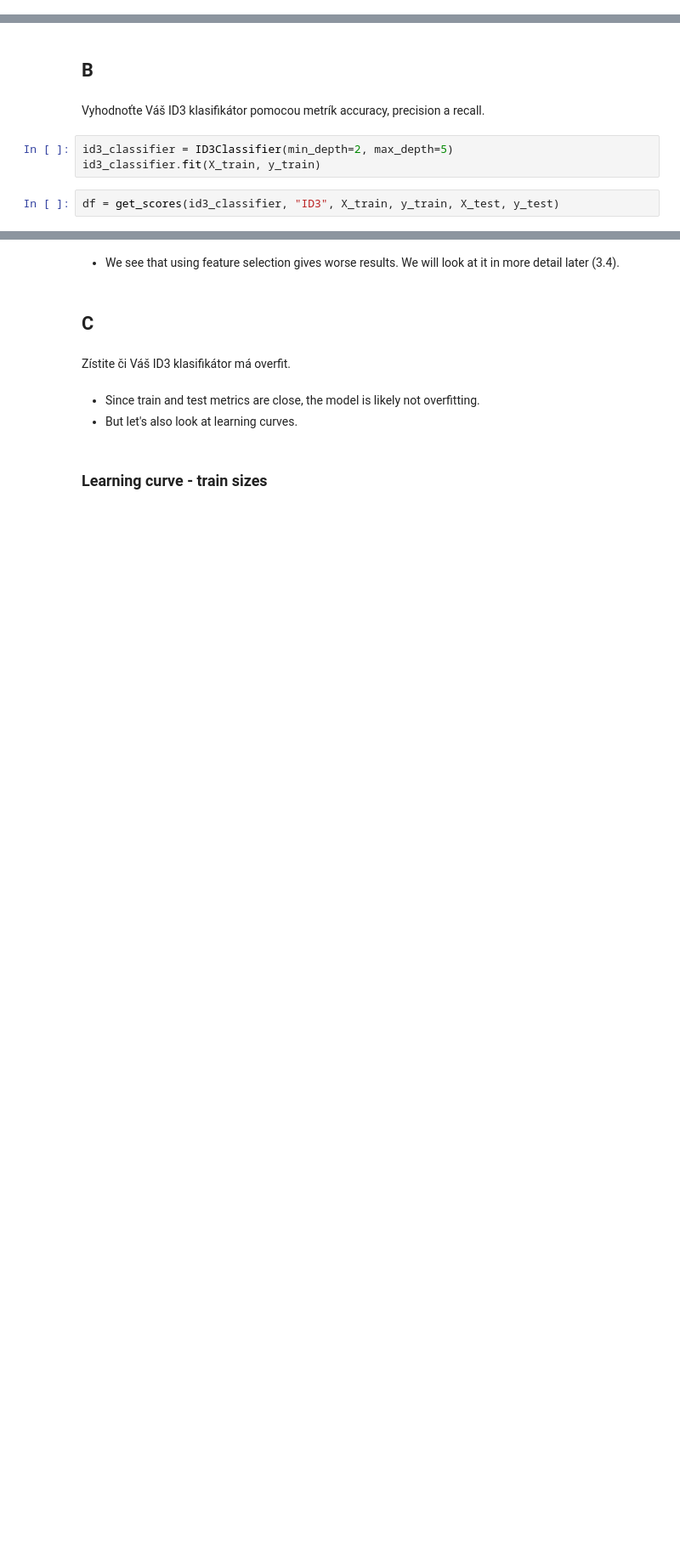
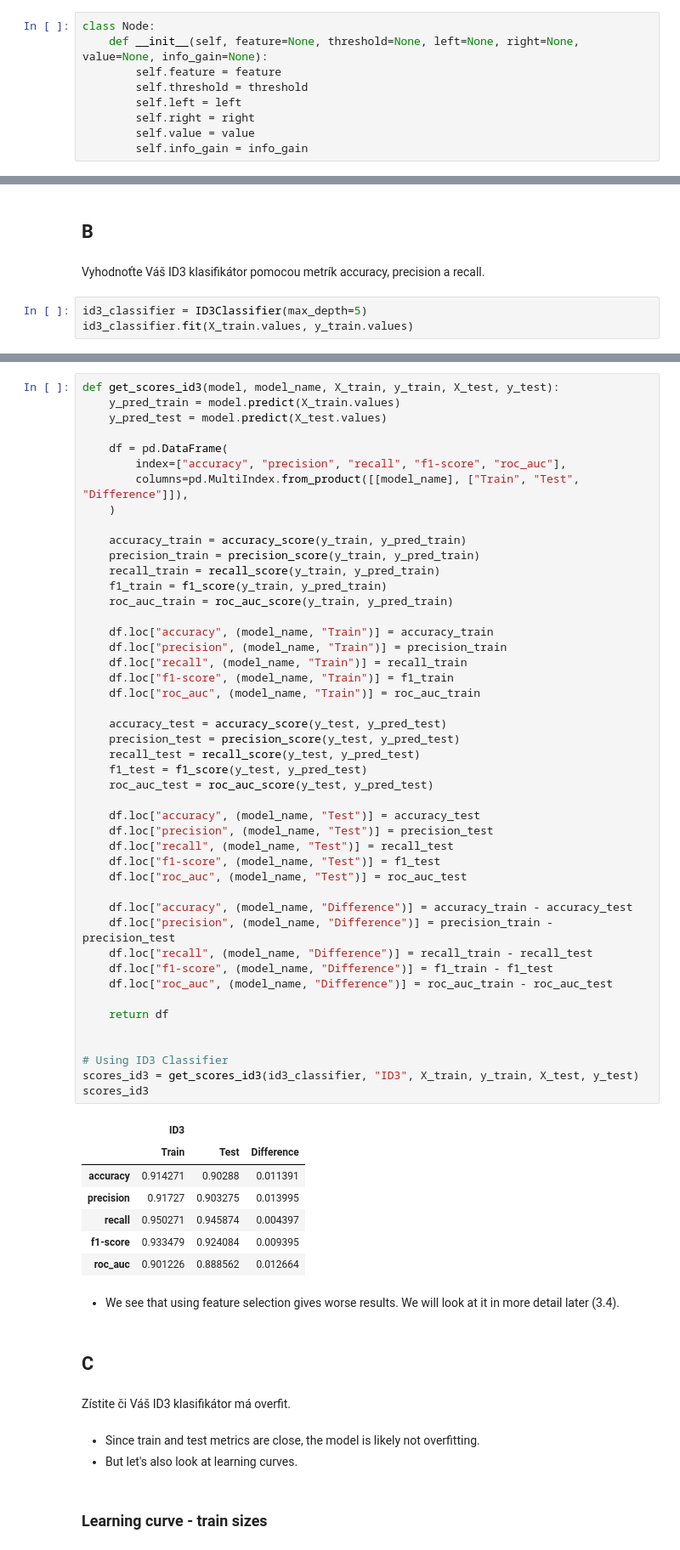
Before and after one commit to MBabiar/IAU-Project, a Jupyter notebook: src/Phase_3.ipynb, the cells around one changed output, grey strips where cells are left out. Shown at 85% size. Saved outputs shown, nothing was run; the diff lists cells and outputs as text; blank space fills up the shorter version.

```diff
--- a/src/Phase_3.ipynb
+++ b/src/Phase_3.ipynb
@@ -494,0 +420,9 @@ class ID3Classifier:
+# %%
+class Node:
+    def __init__(self, feature=None, threshold=None, left=None, right=None, value=None, info_gain=None):
+        self.feature = feature
+        self.threshold = threshold
+        self.left = left
+        self.right = right
+        self.value = value
+        self.info_gain = info_gain
@@ -497,7 +530,5 @@ class ID3Classifier:
 # %% [markdown]
 Vyhodnoťte Váš ID3 klasifikátor pomocou metrík accuracy, precision a recall.
 # %%
-id3_classifier = ID3Classifier(min_depth=2, max_depth=5)
-id3_classifier.fit(X_train, y_train)
+id3_classifier = ID3Classifier(max_depth=5)
+id3_classifier.fit(X_train.values, y_train.values)
-# %%
-df = get_scores(id3_classifier, "ID3", X_train, y_train, X_test, y_test)
@@ -506,3 +535,57 @@ ValueError: Input y_pred contains NaN.
+# %%
+def get_scores_id3(model, model_name, X_train, y_train, X_test, y_test):
+    y_pred_train = model.predict(X_train.values)
+    y_pred_test = model.predict(X_test.values)
+
+    df = pd.DataFrame(
+        index=["accuracy", "precision", "recall", "f1-score", "roc_auc"],
+        columns=pd.MultiIndex.from_product([[model_name], ["Train", "Test", "Difference"]]),
+    )
+
+    accuracy_train = accuracy_score(y_train, y_pred_train)
+    precision_train = precision_score(y_train, y_pred_train)
+    recall_train = recall_score(y_train, y_pred_train)
+    f1_train = f1_score(y_train, y_pred_train)
+    roc_auc_train = roc_auc_score(y_train, y_pred_train)
+
+    df.loc["accuracy", (model_name, "Train")] = accuracy_train
+    df.loc["precision", (model_name, "Train")] = precision_train
+    df.loc["recall", (model_name, "Train")] = recall_train
+    df.loc["f1-score", (model_name, "Train")] = f1_train
+    df.loc["roc_auc", (model_name, "Train")] = roc_auc_train
+
+    accuracy_test = accuracy_score(y_test, y_pred_test)
+    precision_test = precision_score(y_test, y_pred_test)
+    recall_test = recall_score(y_test, y_pred_test)
+    f1_test = f1_score(y_test, y_pred_test)
+    roc_auc_test = roc_auc_score(y_test, y_pred_test)
+
+    df.loc["accuracy", (model_name, "Test")] = accuracy_test
+    df.loc["precision", (model_name, "Test")] = precision_test
+    df.loc["recall", (model_name, "Test")] = recall_test
+    df.loc["f1-score", (model_name, "Test")] = f1_test
+    df.loc["roc_auc", (model_name, "Test")] = roc_auc_test
+
+    df.loc["accuracy", (model_name, "Difference")] = accuracy_train - accuracy_test
+    df.loc["precision", (model_name, "Difference")] = precision_train - precision_test
+    df.loc["recall", (model_name, "Difference")] = recall_train - recall_test
+    df.loc["f1-score", (model_name, "Difference")] = f1_train - f1_test
+    df.loc["roc_auc", (model_name, "Difference")] = roc_auc_train - roc_auc_test
+
+    return df
+
+
+# Using ID3 Classifier
+scores_id3 = get_scores_id3(id3_classifier, "ID3", X_train, y_train, X_test, y_test)
+scores_id3
+# %% [output]
+|  | ID3 |  |  |
+|  | Train | Test | Difference |
+| accuracy | 0.914271 | 0.90288 | 0.011391 |
+| precision | 0.91727 | 0.903275 | 0.013995 |
+| recall | 0.950271 | 0.945874 | 0.004397 |
+| f1-score | 0.933479 | 0.924084 | 0.009395 |
+| roc_auc | 0.901226 | 0.888562 | 0.012664 |
 # %% [markdown]
 -   We see that using feature selection gives worse results. We will look at it in more detail later (3.4).
 # %% [markdown]
```
Also changed, not shown: parts of 32 cells of this notebook.
